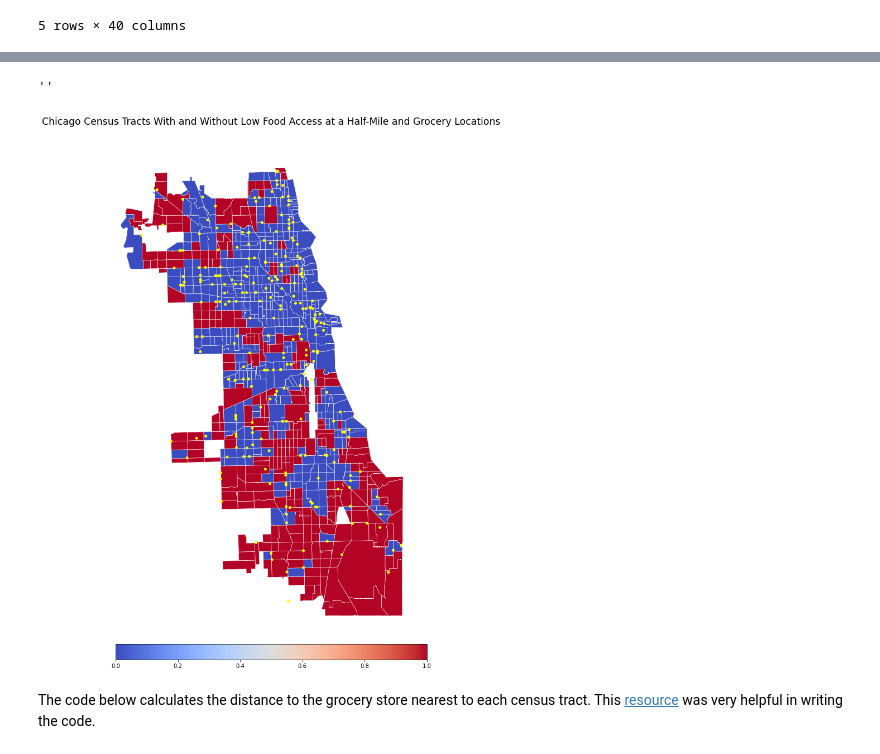
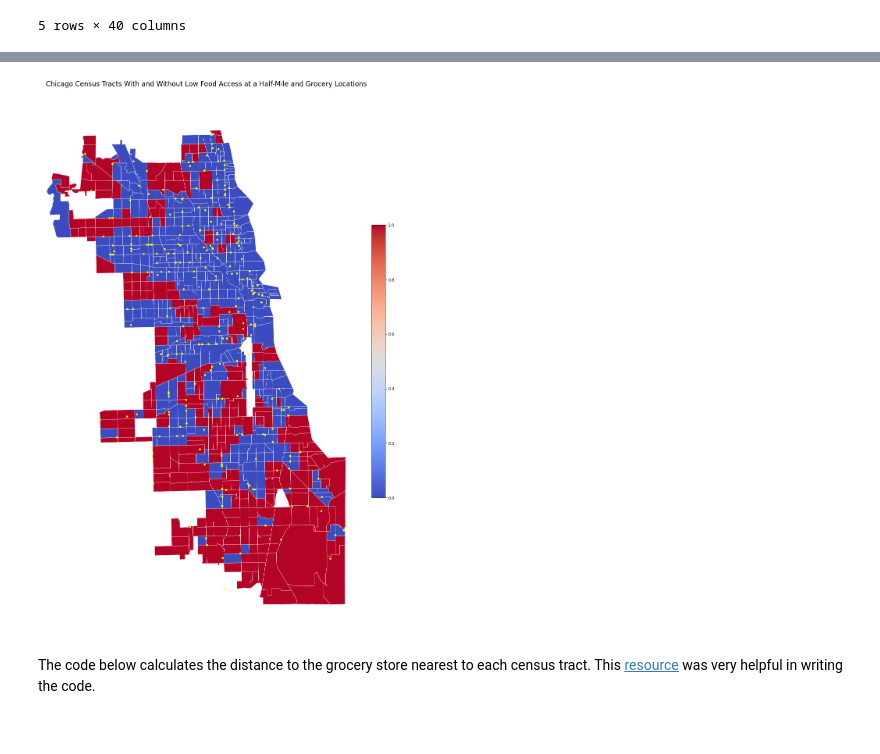
Before and after one commit to kathysimon99/food_deserts_chicago, a Jupyter notebook: create_visuals_geopandas.ipynb, the cells around one changed output, grey strips where cells are left out. Saved outputs shown, nothing was run; the diff lists cells and outputs as text; code cells hidden in the pictures.

```diff
--- a/create_visuals_geopandas.ipynb
+++ b/create_visuals_geopandas.ipynb
@@ -182,27 +161,27 @@ Text(0.5, 1.0, 'Chicago Census Tracts With and Without Low Food Access at a Half
 # %%
 ax = gplt.choropleth(
     food_obesity_geo,
     hue = 'LATracts_half',
     projection = gcrs.AlbersEqualArea(),
     legend=True,
-    legend_kwargs={'orientation': 'horizontal', 'shrink': .5, 'pad': 0},
+    legend_kwargs={'shrink': .5, 'pad': 0},
     figsize = (20,20),
     cmap = 'coolwarm',linewidth = 0.5, edgecolor = 'white'
 )
 
 gplt.pointplot(
     grocery_geo, # includes more data than on food data; need to merge it down.
     color = 'yellow',
     ax = ax,
     s = 4,
     zorder = 2
 )
 
 ax.set_title('Chicago Census Tracts With and Without Low Food Access at a Half-Mile and Grocery Locations', fontsize='xx-large')
-;
+plt.tight_layout()
+plt.savefig('./visuals/tract_half_grocery_locations.png', pad_inches = 0.01);
 # %% [output]
-''
-[figure, old version]
+[figure, new version]
 # %% [markdown]
 The code below calculates the distance to the grocery store nearest to each census tract. This [resource](https://stackoverflow.com/questions/30740046/calculate-distance-to-nearest-feature-with-geopandas) was very helpful in writing the code.
 # %%
```
Also changed, not shown: parts of 10 cells of this notebook, 9 other files.
